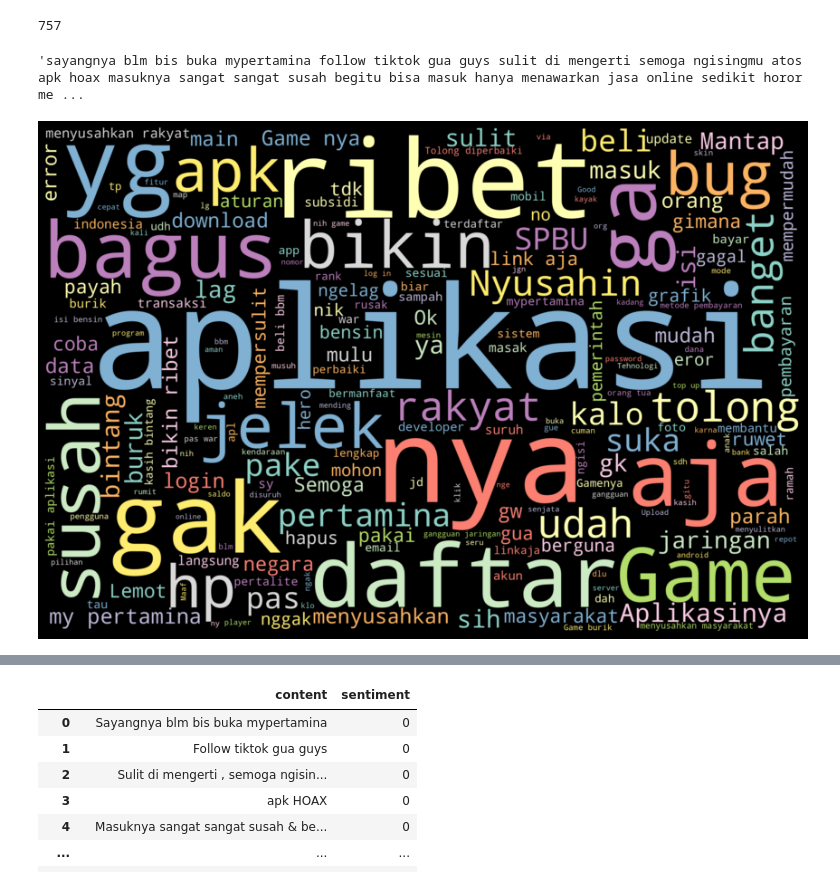
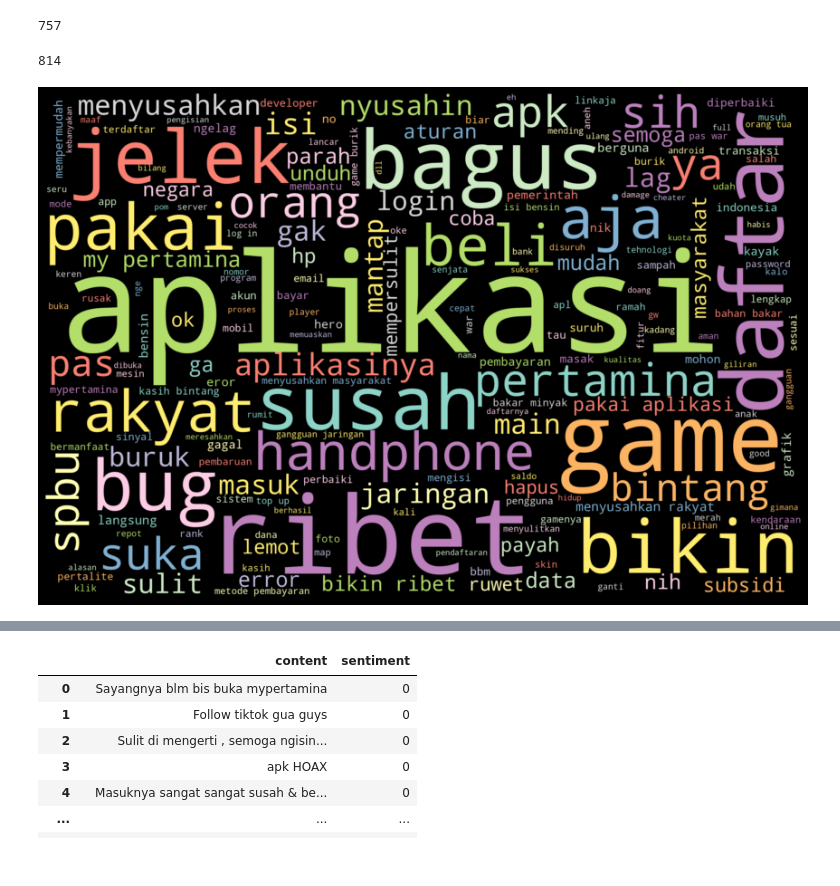
Before and after one commit to algonacci/Natural_Language_Processing, a Jupyter notebook: 05 - Google Play Store Review & Sentiment Analysis/Scraping_MyPertamina_SentimentAnalysis.ipynb, the cells around one changed output, grey strips where cells are left out. Drawn from its saved outputs; the diff is of its cells as text; code cells hidden in the pictures.

```diff
--- a/05 - Google Play Store Review & Sentiment Analysis/Scraping_MyPertamina_SentimentAnalysis.ipynb
+++ b/05 - Google Play Store Review & Sentiment Analysis/Scraping_MyPertamina_SentimentAnalysis.ipynb
@@ -71,3 +79,8 @@ len(stop_words)
+# %%
+stop_words.update(new_stopwords)
+len(stop_words)
+# %% [output]
+814
 # %%
 from nltk.tokenize import WordPunctTokenizer
 from bs4 import BeautifulSoup
@@ -92,10 +105,16 @@ def tweet_cleaner(text):
     # I will tokenize and join together to remove unneccessary white spaces
     words = tok.tokenize(lower_case)
     return (" ".join(words)).strip()
+# %%
+url_kamus_alay = 'https://raw.githubusercontent.com/algonacci/id-multi-label-hate-speech-and-abusive-language-detection/master/new_kamusalay.csv'
+alay_dict = pd.read_csv(url_kamus_alay, names = ['original', 'replacement'], encoding='latin-1')
+alay_dict_map = dict(zip(alay_dict['original'], alay_dict['replacement']))
+def normalize_alay(text):
+    return ' '.join([alay_dict_map[word] if word in alay_dict_map else word for word in text.split(' ')])
 # %%
-tweet_cleaner(str(data))
+removed_slangwords = normalize_alay(str(data))
-# %% [output]
-'sayangnya blm bis buka mypertamina follow tiktok gua guys sulit di mengerti semoga ngisingmu atos apk hoax masuknya sangat sangat susah begitu bisa masuk hanya menawarkan jasa online sedikit horor me ...
+# %%
+cleaned_data = tweet_cleaner(str(removed_slangwords))
 # %%
 import matplotlib.pyplot as plt
 
@@ -116,21 +135,21 @@ plt.rcParams.update({
 # %%
 from wordcloud import WordCloud
 from PIL import Image
 
 
-text = str(data).replace("'","")
+text = str(cleaned_data).replace("'","")
 
 wordcloud = WordCloud(width=3000, height=2000,
                       max_words=200, colormap='Set3',
                       background_color="black",
                       stopwords=stop_words).generate(text)
 
 plt.figure(figsize=(15,15))
 plt.imshow(wordcloud, interpolation="bilinear")
 plt.axis("off")
 plt.show()
 # %% [output]
-[figure, old version]
+[figure, new version]
 # %%
 df['sentiment'] = ''
 df
```
Also changed, not shown: parts of 3 cells of this notebook.
